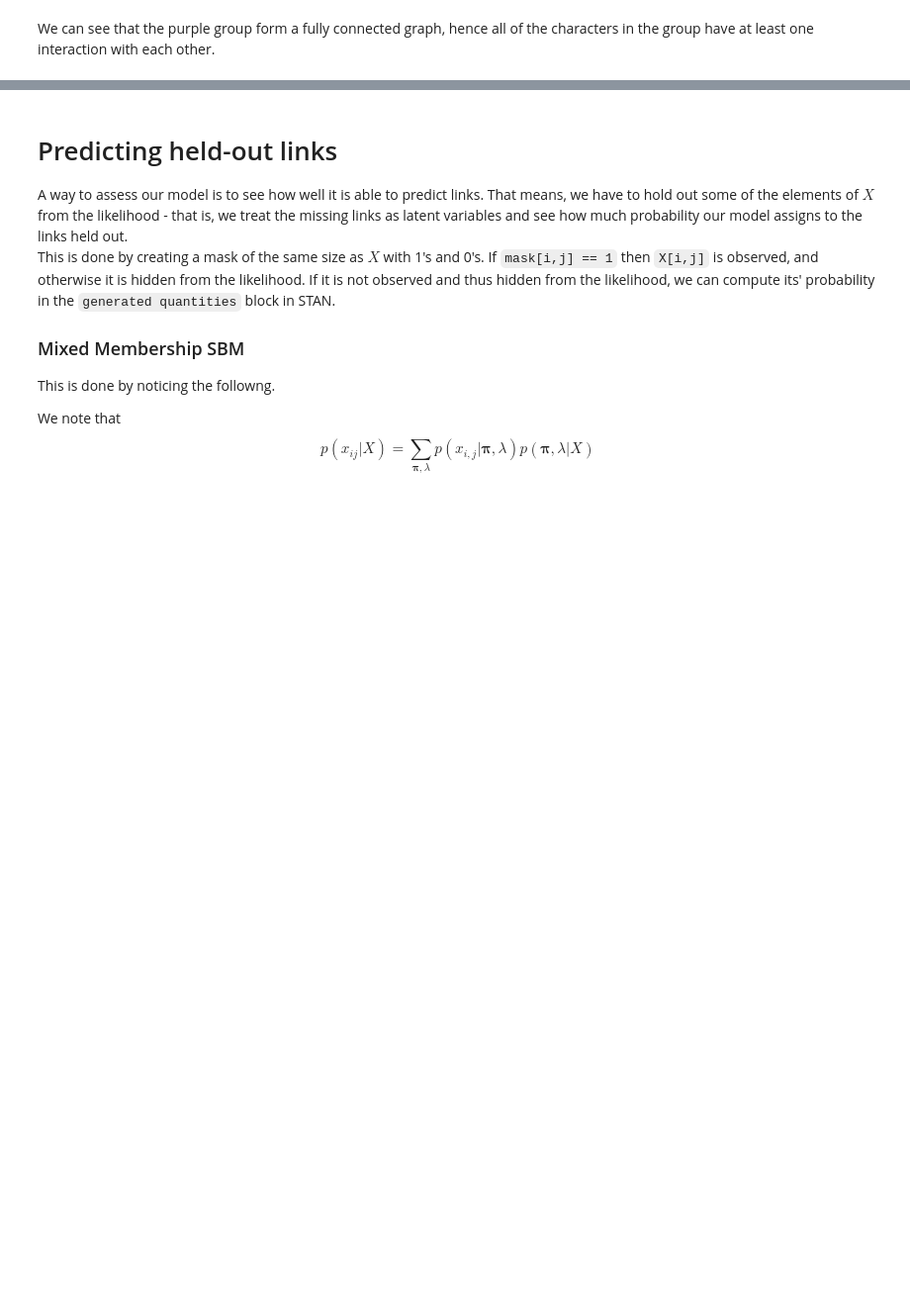
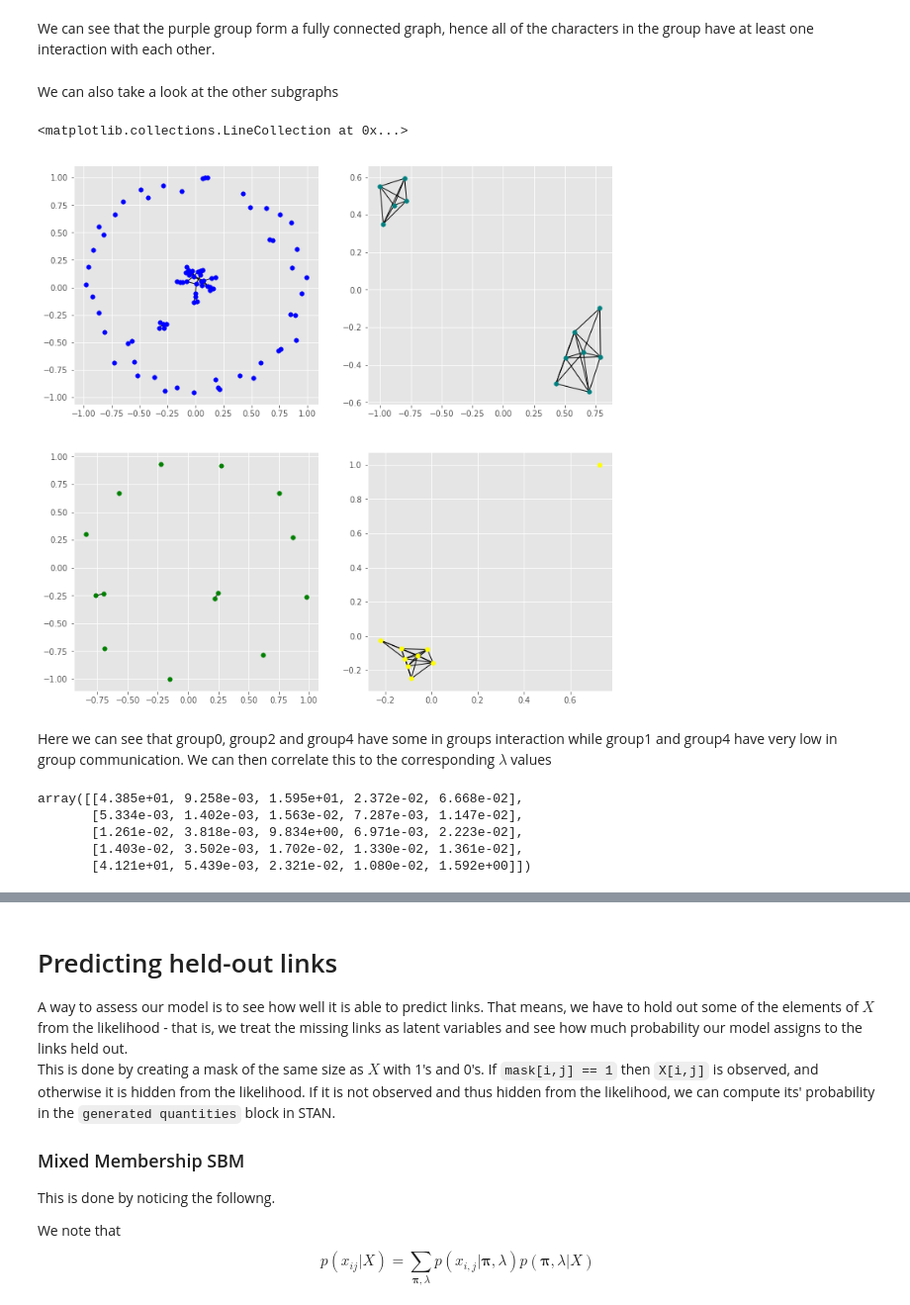
Before and after one commit to davidfrichhansen/mbml_project, a Jupyter notebook: notebooks/Final.ipynb, the cells around one changed output, grey strips where cells are left out. Shown at 99% size. Cells and saved outputs as stored; diff of their text form; code cells hidden in the pictures; blank space fills up the shorter version.

```diff
--- a/notebooks/Final.ipynb
+++ b/notebooks/Final.ipynb
@@ -722,2 +719,43 @@ nx.draw(H, node_size=300)
 # %% [markdown]
 We can see that the purple group form a fully connected graph, hence all of the characters in the group have at least one interaction with each other.
+# %% [markdown]
+We can also take a look at the other subgraphs
+# %%
+H1 = G.subgraph(group1)
+H2 = G.subgraph(group2)
+H3 = G.subgraph(group3)
+H4 = G.subgraph(group4)
+
+
+#nx.draw(H, node_size=300)
+plt.figure(figsize=(12,12))
+plt.subplot(221)
+pos = nx.spring_layout(H1)
+nx.draw_networkx_nodes(H1, pos, node_size = 30, node_color = 'blue')
+nx.draw_networkx_edges(H1, pos)
+plt.subplot(222)
+pos = nx.spring_layout(H2)
+nx.draw_networkx_nodes(H2, pos, node_size = 30, node_color = 'teal')
+nx.draw_networkx_edges(H2, pos)
+plt.subplot(223)
+pos = nx.spring_layout(H3)
+nx.draw_networkx_nodes(H3, pos, node_size = 30, node_color = 'green')
+nx.draw_networkx_edges(H3, pos)
+plt.subplot(224)
+pos = nx.spring_layout(H4)
+nx.draw_networkx_nodes(H4, pos, node_size = 30, node_color = 'yellow')
+nx.draw_networkx_edges(H4, pos)
+# %% [output]
+<matplotlib.collections.LineCollection at 0x...>
+[figure, added]
+# %% [markdown]
+Here we can see that group0, group2 and group4 have some in groups interaction while group1 and group4 have very low in group communication. We can then correlate this to the corresponding $\lambda$ values
+# %%
+np.set_printoptions(precision = 3)
+pprint.pprint(lambda_vals)
+# %% [output]
+array([[4.385e+01, 9.258e-03, 1.595e+01, 2.372e-02, 6.668e-02],
+       [5.334e-03, 1.402e-03, 1.563e-02, 7.287e-03, 1.147e-02],
+       [1.261e-02, 3.818e-03, 9.834e+00, 6.971e-03, 2.223e-02],
+       [1.403e-02, 3.502e-03, 1.702e-02, 1.330e-02, 1.361e-02],
+       [4.121e+01, 5.439e-03, 2.321e-02, 1.080e-02, 1.592e+00]])
```
Also changed, not shown: parts of 9 cells of this notebook.
